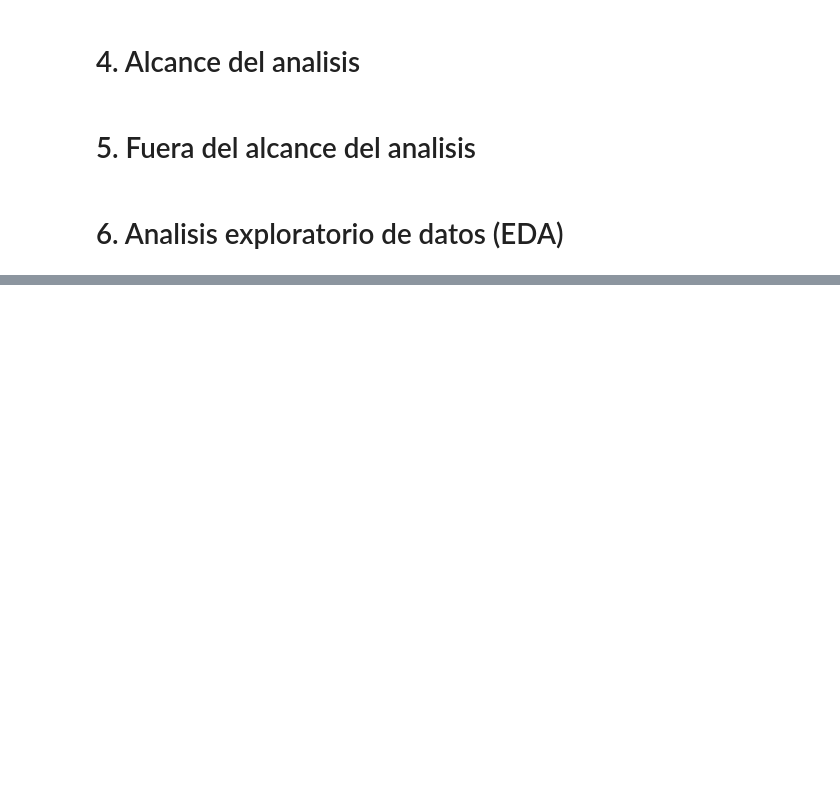
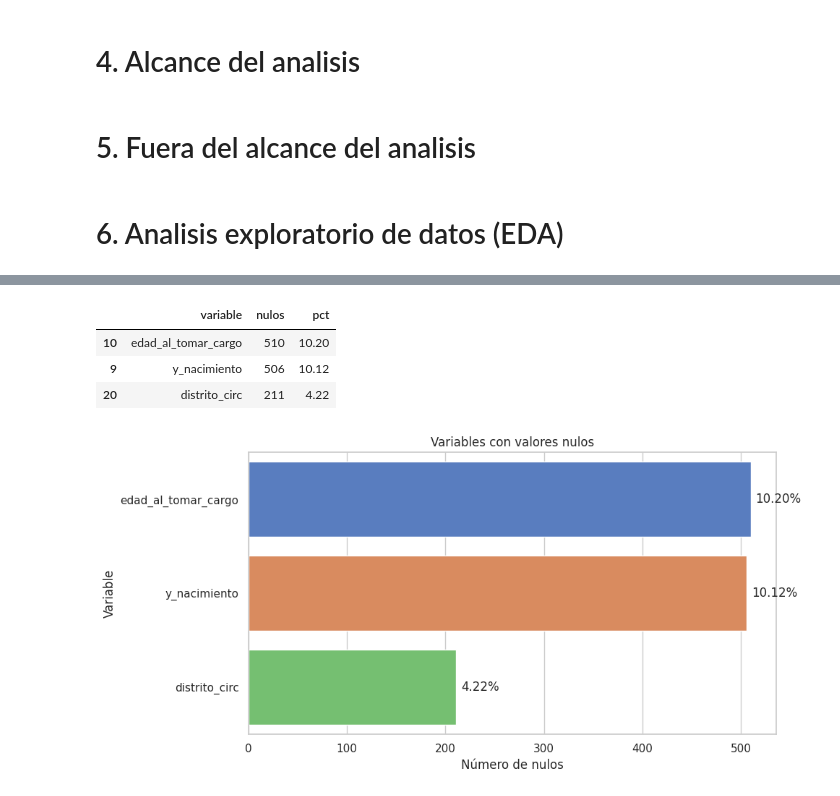
Before and after one commit to AngelsalamancaCar/diputrax, a Jupyter notebook: notebooks/diputrax.ipynb, the cells around one changed output, grey strips where cells are left out. Cells and saved outputs as stored; diff of their text form; code cells hidden in the pictures; blank space fills up the shorter version.

```diff
--- a/notebooks/diputrax.ipynb
+++ b/notebooks/diputrax.ipynb
@@ -800,0 +874,29 @@ print(f'Columns with nulls: {len(miss_nonzero)}')
+# %%
+missing = (
+    df.isna()
+    .sum()
+    .rename('nulos')
+    .reset_index()
+    .rename(columns={'index': 'variable'})
+)
+missing['pct'] = 100 * missing['nulos'] / len(df)
+missing = missing[missing['nulos'] > 0].sort_values('nulos', ascending=False)
+
+display(missing)
+
+fig, ax = plt.subplots(figsize=(10, 5))
+sns.barplot(data=missing, x='nulos', y='variable', hue='variable',
+            dodge=False, ax=ax, legend=False)
+ax.set_title('Variables con valores nulos')
+ax.set_xlabel('Número de nulos')
+ax.set_ylabel('Variable')
+for i, row in missing.reset_index(drop=True).iterrows():
+    ax.text(row['nulos'] + 5, i, f"{row['pct']:.2f}%", va='center')
+plt.tight_layout()
+plt.show()
+# %% [output]
+|  | variable | nulos | pct |
+| 10 | edad_al_tomar_cargo | 510 | 10.20 |
+| 9 | y_nacimiento | 506 | 10.12 |
+| 20 | distrito_circ | 211 | 4.22 |
+[figure, added]
```
Also changed, not shown: parts of 34 cells of this notebook, 2 other files.
